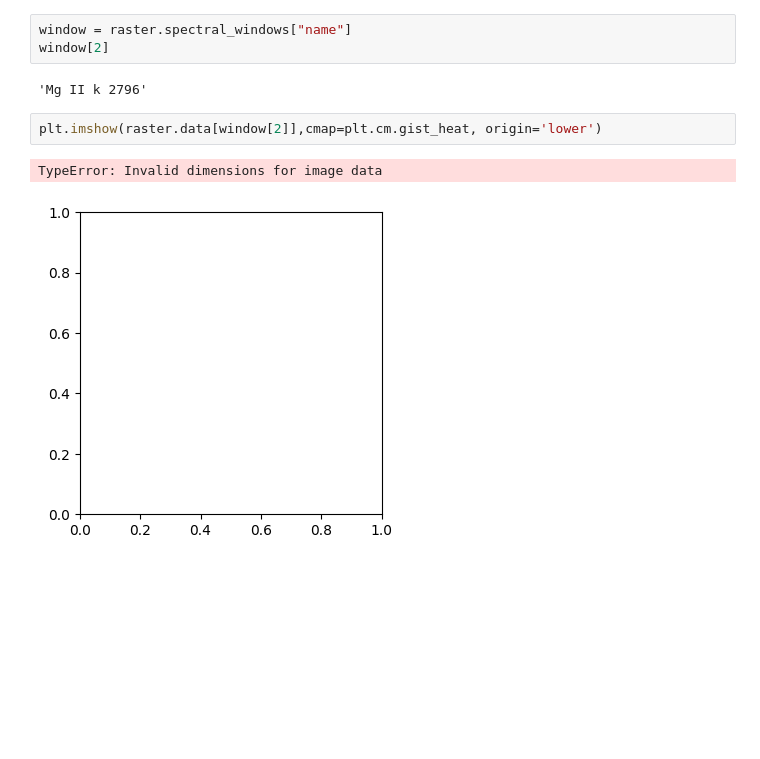
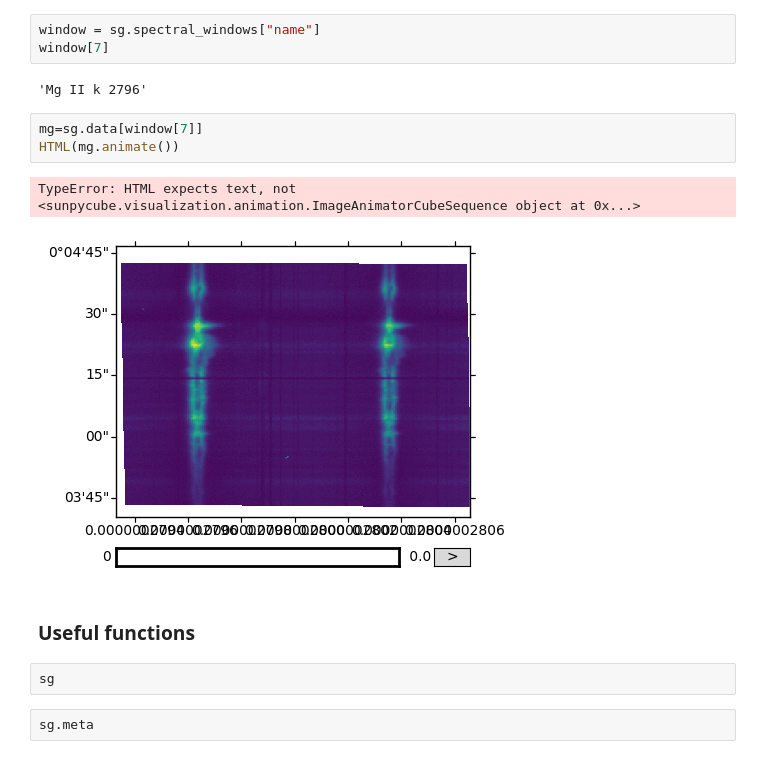
Before and after one commit to sunpy/sunraster, a Jupyter notebook: IRIS RasterCube.ipynb, the cells around one changed output. Drawn from its saved outputs; the diff is of its cells as text; blank space fills up the shorter version.

```diff
--- a/IRIS RasterCube.ipynb
+++ b/IRIS RasterCube.ipynb
@@ -37,10 +30,17 @@ raster.spectral_windows
 # %%
-window = raster.spectral_windows["name"]
-window[2]
+window = sg.spectral_windows["name"]
+window[7]
 # %% [output]
 'Mg II k 2796'
-# %%
-plt.imshow(raster.data[window[2]],cmap=plt.cm.gist_heat, origin='lower')
-# %% [output]
-TypeError: Invalid dimensions for image data
-[figure, removed]
+# %%
+mg=sg.data[window[7]]
+HTML(mg.animate())
+# %% [output]
+TypeError: HTML expects text, not <sunpycube.visualization.animation.ImageAnimatorCubeSequence object at 0x...>
+[figure, added]
+# %% [markdown]
+### Useful functions
+# %%
+sg
+# %%
+sg.meta
```
Also changed, not shown: parts of 9 cells of this notebook, 1 other file.
